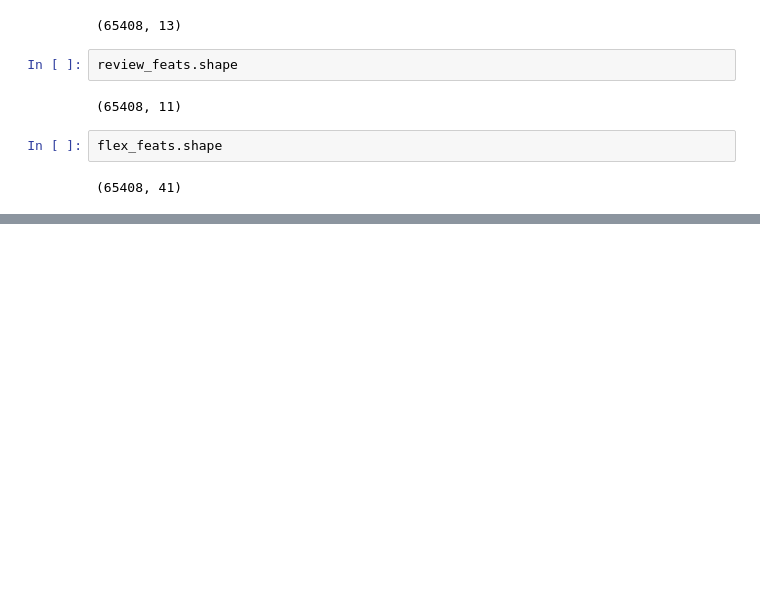
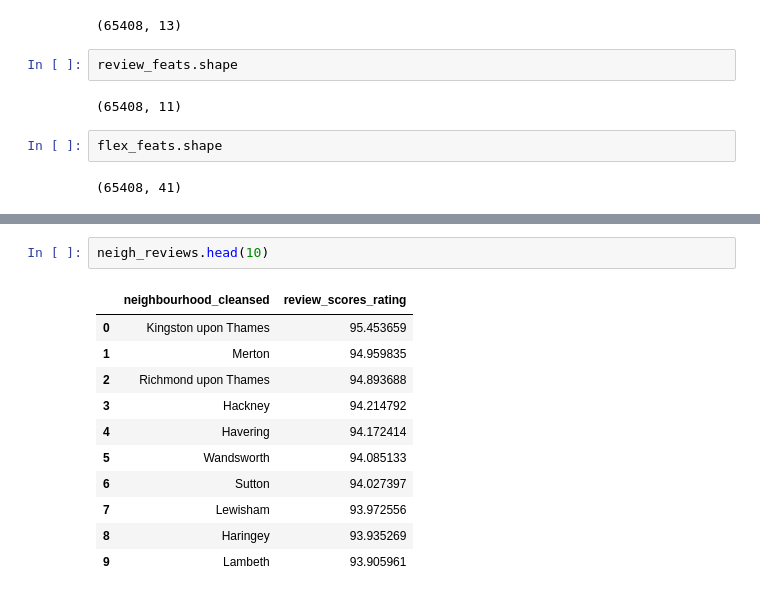
Before and after one commit to OrthoLoess/fivestar, a Jupyter notebook: notebooks/miles_firstexplore.ipynb, the cells around one changed output, grey strips where cells are left out. Cells and saved outputs as stored; diff of their text form; blank space fills up the shorter version.

```diff
--- a/notebooks/miles_firstexplore.ipynb
+++ b/notebooks/miles_firstexplore.ipynb
@@ -159,0 +181,14 @@ flex_feats.shape
+# %%
+neigh_reviews.head(10)
+# %% [output]
+|  | neighbourhood_cleansed | review_scores_rating |
+| 0 | Kingston upon Thames | 95.453659 |
+| 1 | Merton | 94.959835 |
+| 2 | Richmond upon Thames | 94.893688 |
+| 3 | Hackney | 94.214792 |
+| 4 | Havering | 94.172414 |
+| 5 | Wandsworth | 94.085133 |
+| 6 | Sutton | 94.027397 |
+| 7 | Lewisham | 93.972556 |
+| 8 | Haringey | 93.935269 |
+| 9 | Lambeth | 93.905961 |
```
Also changed, not shown: parts of 7 cells of this notebook.
